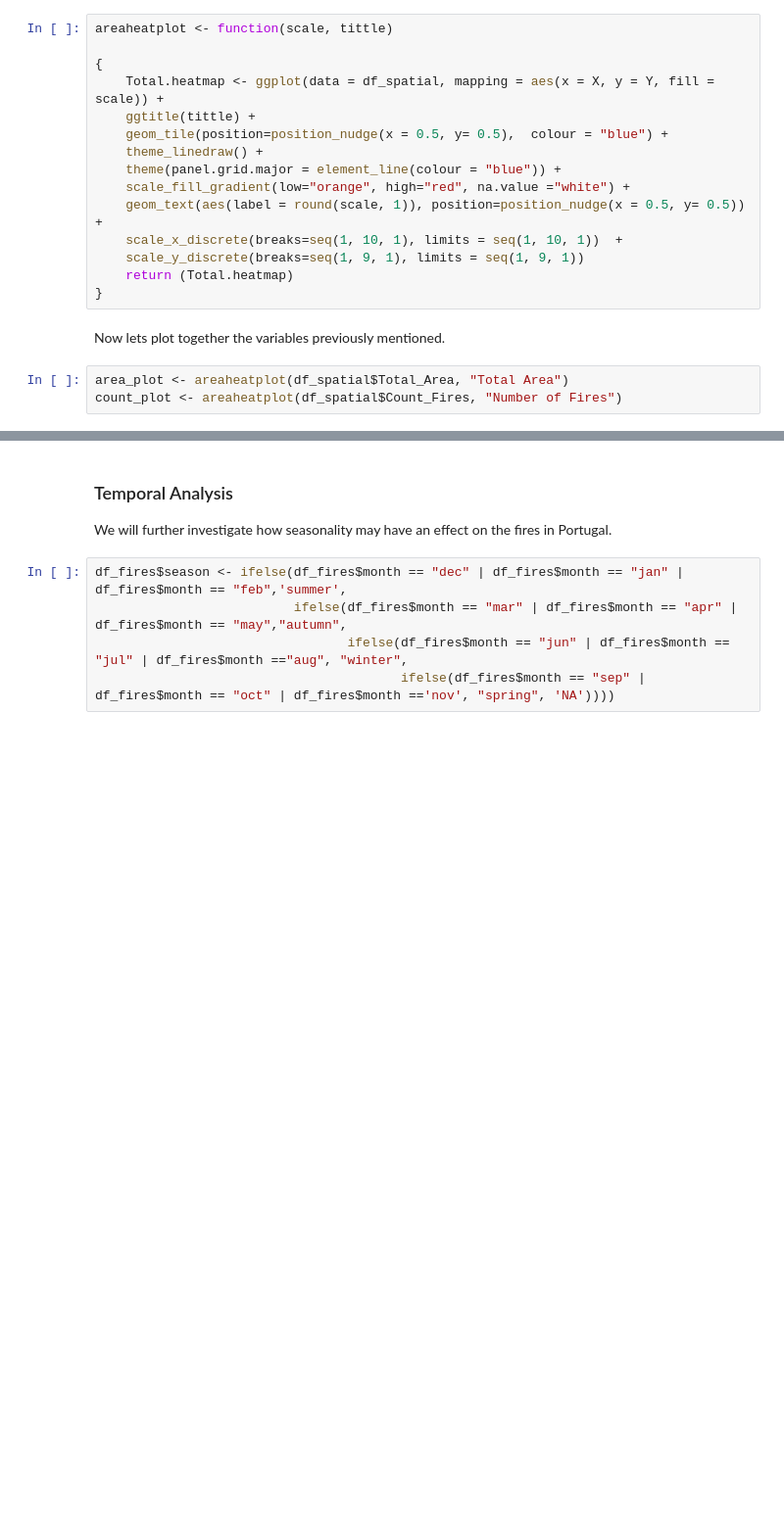
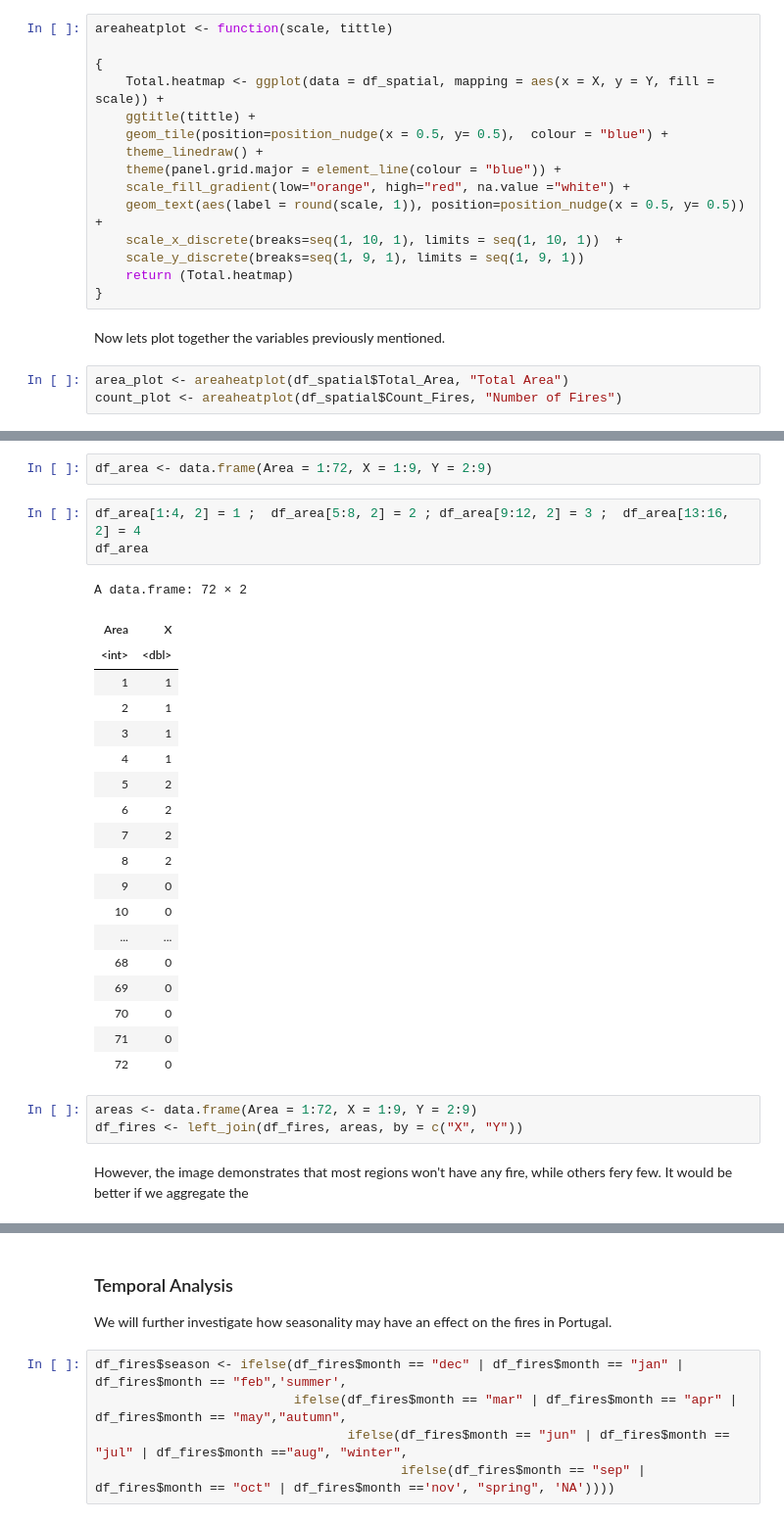
Before and after one commit to Agewerc/Bushfire-Analysis, a Jupyter notebook: Bushfire_Analysis_Area_Prediction.ipynb, the cells around one changed output, grey strips where cells are left out. Shown at 98% size. Cells and saved outputs as stored; diff of their text form; blank space fills up the shorter version.

```diff
--- a/Bushfire_Analysis_Area_Prediction.ipynb
+++ b/Bushfire_Analysis_Area_Prediction.ipynb
@@ -184,0 +195,30 @@ Unfortunately, we cannot se any clear relationship with the variables that might
+# %%
+df_area <- data.frame(Area = 1:72, X = 1:9, Y = 2:9)
+# %%
+df_area[1:4, 2] = 1 ;  df_area[5:8, 2] = 2 ; df_area[9:12, 2] = 3 ;  df_area[13:16, 2] = 4
+df_area
+# %% [output]
+A data.frame: 72 × 2
+| Area | X |
+| <int> | <dbl> |
+| 1 | 1 |
+| 2 | 1 |
+| 3 | 1 |
+| 4 | 1 |
+| 5 | 2 |
+| 6 | 2 |
+| 7 | 2 |
+| 8 | 2 |
+| 9 | 0 |
+| 10 | 0 |
+| ... | ... |
+| 68 | 0 |
+| 69 | 0 |
+| 70 | 0 |
+| 71 | 0 |
+| 72 | 0 |
+# %%
+areas <- data.frame(Area = 1:72, X = 1:9, Y = 2:9)
+df_fires <- left_join(df_fires, areas, by = c("X", "Y"))
+# %% [markdown]
+However, the image demonstrates that most regions won't have any fire, while others fery few. It would be better if we aggregate the
```
Also changed, not shown: parts of 12 cells of this notebook.
